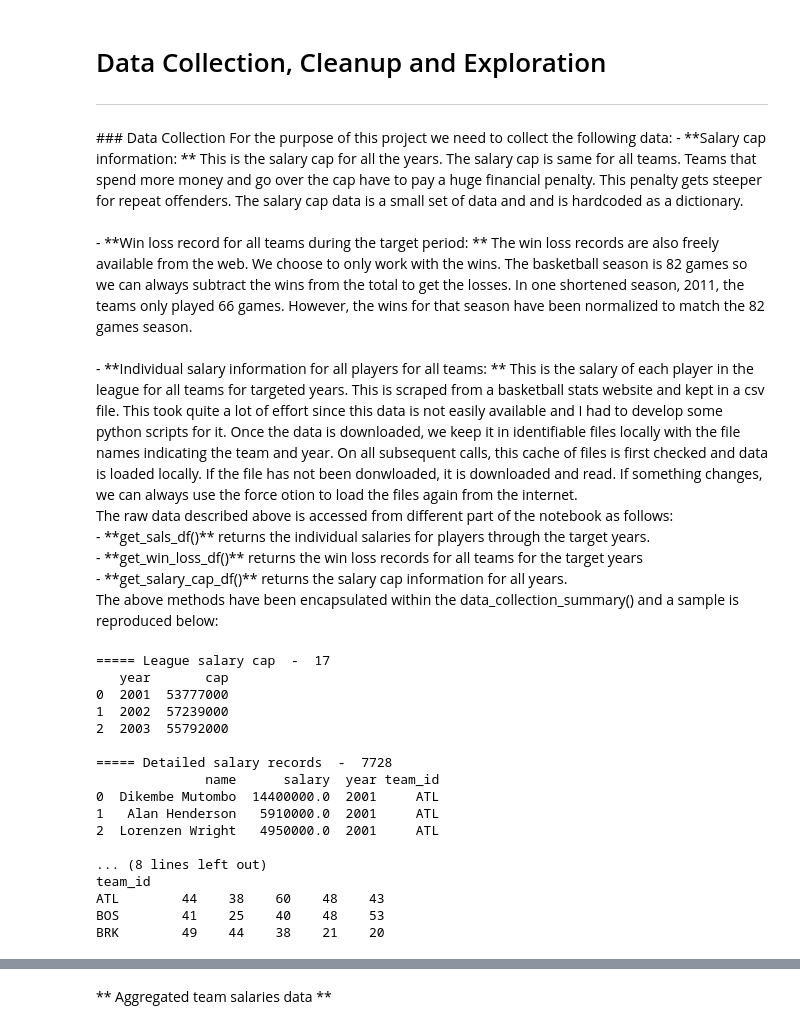
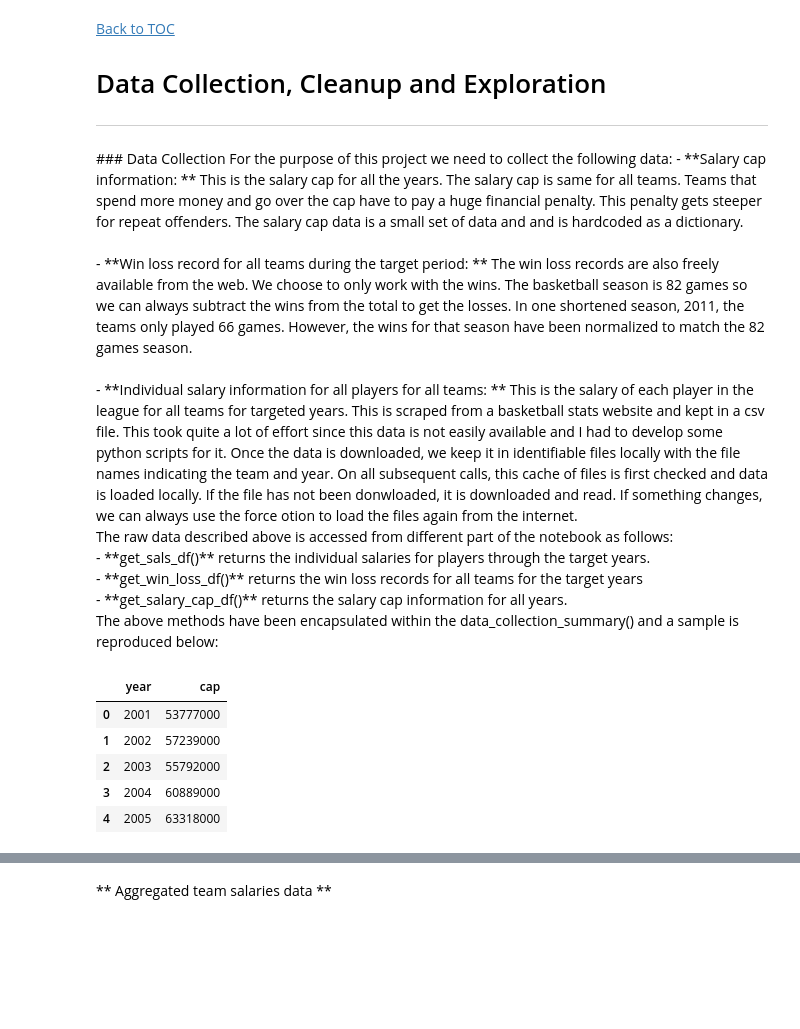
Before and after one commit to noorzaman/bb_finances, a Jupyter notebook: zaman_nurul.ipynb, the cells around one changed output, grey strips where cells are left out. Drawn from its saved outputs; the diff is of its cells as text; code cells hidden in the pictures; blank space fills up the shorter version.

```diff
--- a/zaman_nurul.ipynb
+++ b/zaman_nurul.ipynb
@@ -25,6 +45,8 @@ To achieve these goals we will go through the following process:
 
 -	**Machine Learning Techniques for predicting playoffs:** NBA playoffs consist of the top 8 teams from each conference making the playoffs. This means that 16 teams land in the playoffs. In general, if teams win more than half their games, they land in playoffs. We will try to see if the amount of money spend on teams and players have any effect on predicting if the teams would end up in playoffs using the various machine learning techniques such as logistic regression and neural network.
 # %% [markdown]
+[Back to TOC](#Table-of-contents)
+<a id='data_collection'></a>
 # Data Collection, Cleanup and Exploration
 <hr>
 ### Data Collection
@@ -45,23 +67,12 @@ The raw data described above is accessed from different part of the notebook as
 - **get_salary_cap_df()** returns the salary cap information for all years.
 
 The above methods have been encapsulated within the data_collection_summary() and a sample is reproduced below:
-# %%
-data_collection_summary()
-# %% [output]
-===== League salary cap  -  17
-   year       cap
-0  2001  53777000
-1  2002  57239000
-2  2003  55792000
-
-===== Detailed salary records  -  7728
-              name      salary  year team_id
-0  Dikembe Mutombo  14400000.0  2001     ATL
-1   Alan Henderson   5910000.0  2001     ATL
-2  Lorenzen Wright   4950000.0  2001     ATL
-
-... (8 lines left out)
-team_id
-ATL        44    38    60    48    43
-BOS        41    25    40    48    53
-BRK        49    44    38    21    20
+# %%
+get_salary_cap_df().head()
+# %% [output]
+|  | year | cap |
+| 0 | 2001 | 53777000 |
+| 1 | 2002 | 57239000 |
+| 2 | 2003 | 55792000 |
+| 3 | 2004 | 60889000 |
+| 4 | 2005 | 63318000 |
```
Also changed, not shown: parts of 13 cells of this notebook.
